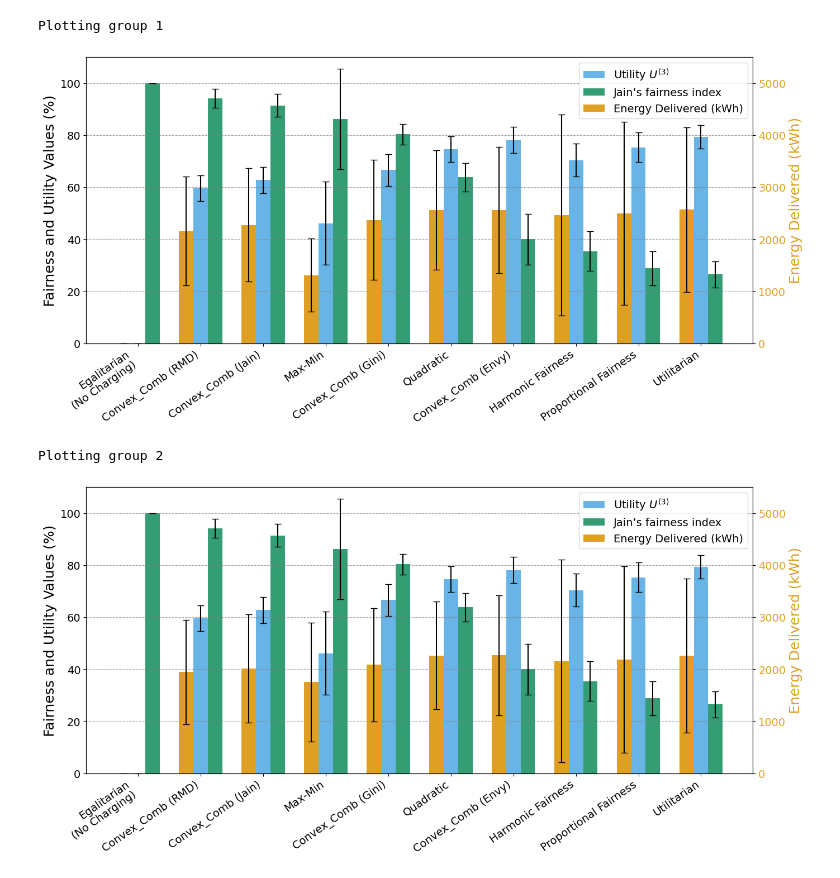
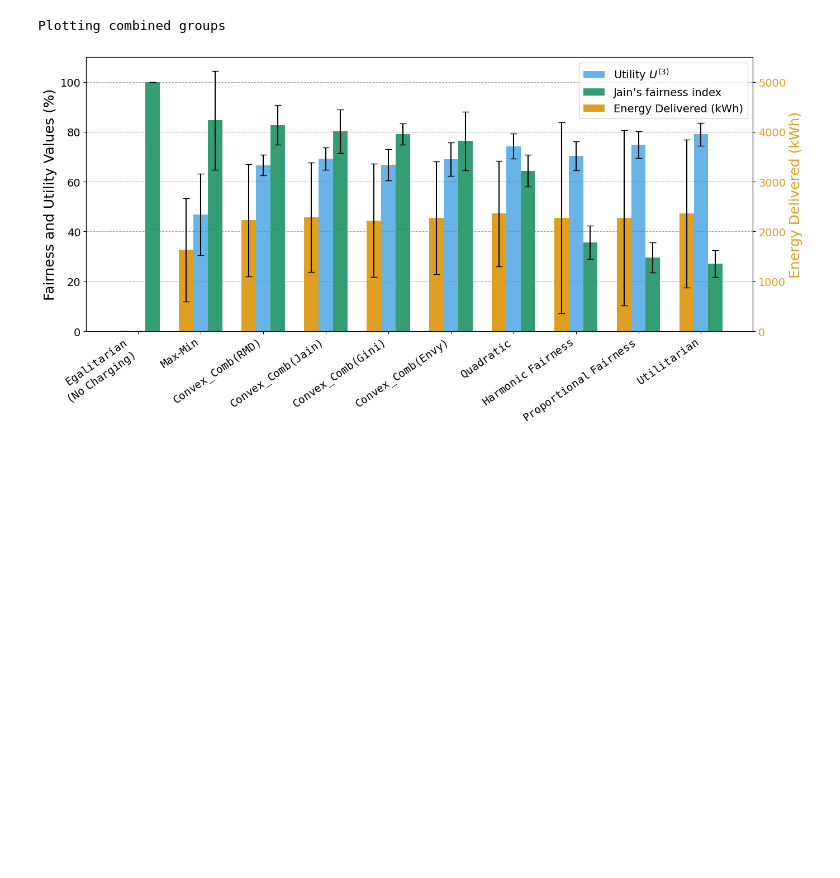
Before and after one commit to RemiG3/evcs_fairness_hybrid_lns, a Jupyter notebook: results/analysis.ipynb, the cells around one changed output. Drawn from its saved outputs; the diff is of its cells as text; code cells hidden in the pictures; blank space fills up the shorter version.

Commit message:
Update results

```diff
--- a/results/analysis.ipynb
+++ b/results/analysis.ipynb
@@ -480,6 +521,14 @@ import numpy as np
 import matplotlib.pyplot as plt
 
 plt.rcParams.update({'font.size': 14})
+
+OBJECTIVE_NAMES = [
+    r'$\mathtt{Utilitarian}$', r'$\mathtt{Quadratic}$',
+    '$\\mathtt{Proportional\\ Fairness}$', '$\\mathtt{Harmonic\\ Fairness}$',
+    '$\\mathtt{Max}$-$\\mathtt{Min}$', r'$\mathtt{Convex\_Comb (RMD)}$',
+    r'$\mathtt{Convex\_Comb (Gini)}$', r'$\mathtt{Convex\_Comb (Jain)}$',
+    r'$\mathtt{Convex\_Comb (Envy)}$', '$\\mathtt{Egalitarian}$\n$\\mathtt{(No\\ Charging)}$'
+]
 
 def plot_energy_utility_fairness_combined(df_soc, df_metrics, map_objective_index_to_name, group_id=None, verbose=True):
     """
@@ -539,7 +588,6 @@ def plot_energy_utility_fairness_combined(df_soc, df_metrics, map_objective_inde
             print("Detected index offset between SOC and metrics files.")
         energy_agg['Objective_Index'] = energy_agg['Objective_Index']
 
-    # ---- METRICS PART (from df_metrics; same logic as your utility/fairness code) ----
     dfm = df_metrics.copy()
     if verbose:
         print(f"Rows before aggregation (metrics): {len(dfm)}")
@@ -563,30 +611,34 @@ def plot_energy_utility_fairness_combined(df_soc, df_metrics, map_objective_inde
     if verbose:
         print(f"Rows after metrics aggregation (unique objectives): {len(agg_results)}")
 
-    # Mapping names (use same convention as the metrics reference)
-    if isinstance(map_objective_index_to_name, dict):
-        agg_results['Objective'] = agg_results['Objective_Index'].map(map_objective_index_to_name.get)
-    else:
-        agg_results['Objective'] = agg_results['Objective_Index'].map(lambda x: map_objective_index_to_name[x])
+    energy_agg['Objective_Index'] = pd.to_numeric(energy_agg['Objective_Index'], errors='coerce').astype('Int64')
+    agg_results['Objective_Index'] = pd.to_numeric(agg_results['Objective_Index'], errors='coerce').astype('Int64')
 
-    metrics_plot = agg_results.copy()
     custom_order = [
-        'Egalitarian\n(No Charging)', 'Convex_Comb (RMD)', 'Convex_Comb (Jain)',
-        'Max-Min', 'Convex_Comb (Gini)', 'Quadratic', 'Convex_Comb (Envy)',
-        'Harmonic Fairness', 'Proportional Fairness', 'Utilitarian'
+        '$\mathtt{Egalitarian}$\n$\mathtt{(No\ Charging)}$', '$\mathtt{Max}$-$\mathtt{Min}$',
+        r'$\mathtt{Convex\_Comb (RMD)}$', r'$\mathtt{Convex\_Comb (Jain)}$',
+        r'$\mathtt{Convex\_Comb (Gini)}$', r'$\mathtt{Convex\_Comb (Envy)}$', r'$\mathtt{Quadratic}$',
+        '$\mathtt{Harmonic\ Fairness}$', '$\mathtt{Proportional\ Fairness}$', r'$\mathtt{Utilitarian}$'
     ]
-    final_order = [name for name in custom_order if name in metrics_plot['Objective'].values]
+    custom_order_idx = [9, 4, 5, 7, 6, 8, 1, 3, 2, 0]
+    objective_label_by_idx = {idx: label for idx, label in zip(custom_order_idx, custom_order)}
+
+    metrics_plot = agg_results[agg_results['Objective_Index'].isin(custom_order_idx)].copy()
+    metrics_plot['Objective'] = metrics_plot['Objective_Index'].map(objective_label_by_idx)
+
+    present_idx = set(metrics_plot['Objective_Index'].dropna().astype(int).tolist())
+    final_idx_order = [idx for idx in custom_order_idx if idx in present_idx]
+    final_order = [objective_label_by_idx[idx] for idx in final_idx_order]
+
     metrics_plot['Objective'] = pd.Categorical(metrics_plot['Objective'], categories=final_order, ordered=True)
     metrics_plot = metrics_plot.sort_values('Objective').reset_index(drop=True)
 
-    # Join energy on Objective_Index, then apply the same ordering
     merged = metrics_plot.merge(energy_agg, on='Objective_Index', how='left')
     merged = merged.sort_values('Objective').reset_index(drop=True)
 
     if verbose:
         print(f"Plotted objectives: {list(merged['Objective'])}")
 
-    # ---- Plot: Energy (left axis), Utility and Fairness (right axis) ----
     fig, ax1 = plt.subplots(figsize=(14, 7))
     ax2 = ax1.twinx()
 
@@ -595,7 +647,6 @@ def plot_energy_utility_fairness_combined(df_soc, df_metrics, map_objective_inde
     x = np.arange(n) * group_spacing
     bar_width = 0.30
 
-    # Energy (left axis, green) with std
     bars_energy = ax2.bar(
         x - bar_width, merged['energy_mean'],
         yerr=merged['energy_std'].fillna(0),
@@ -605,7 +656,6 @@ def plot_energy_utility_fairness_combined(df_soc, df_metrics, map_objective_inde
         capsize=4
     )
 
-    # Utility (right axis, blue) with std
     bars_utility = ax1.bar(
         x,
         merged["Metrics_Utility"],
@@ -616,7 +666,6 @@ def plot_energy_utility_fairness_combined(df_soc, df_metrics, map_objective_inde
         capsize=4
     )
 
-    # Jain's fairness (right axis, orange) with std
     bars_jain = ax1.bar(
         x + bar_width,
         merged["Metrics_Jain's Fairness Index"],
@@ -627,15 +676,13 @@ def plot_energy_utility_fairness_combined(df_soc, df_metrics, map_objective_inde
         capsize=4
     )
 
-    # Axis labels and ticks (preserve labels/scales from references)
     ax2.set_ylabel("Energy Delivered (kWh)", fontsize=18, color='#df9f22')
     ax1.set_ylabel("Fairness and Utility Values (%)", fontsize=18)
     ax2.tick_params(axis='y', labelcolor='#df9f22', labelsize=14)
     ax2.set_ylim(0, 5500)
-    ax1.set_ylim(0, 110)  # percentages like reference
+    ax1.set_ylim(0, 110)
     ax1.tick_params(axis='y', labelsize=14)
 
-    # Align zeros on both y-axes (from energy reference)
     y1_min, y1_max = ax2.get_ylim()
     y2_min, y2_max = ax1.get_ylim()
     ratio1 = abs(y1_min / y1_max) if y1_max != 0 and y1_min < 0 else 0
@@ -645,54 +692,42 @@ def plot_energy_utility_fairness_combined(df_soc, df_metrics, map_objective_inde
         if y1_max > 0: ax1.set_ylim(bottom=-max_ratio * y1_max)
         if y2_max > 0: ax2.set_ylim(bottom=-max_ratio * y2_max)
 
     ax1.set_xticks(x)
     ax1.set_xticklabels(merged["Objective"], rotation=35, ha="right", fontsize=14)
 
-    # Legend (combine both axes)
     handles1, labels1 = ax1.get_legend_handles_labels()
     handles2, labels2 = ax2.get_legend_handles_labels()
     ax1.legend(handles1 + handles2, labels1 + labels2, loc="upper right", fontsize=14)
 
     ax1.grid(axis='y', linestyle='--', color='gray', alpha=0.7, zorder=0)
-    # plt.title("Energy, Utility, and Fairness across Objective Functions", fontsize=18)
     plt.tight_layout()
     if group_id is None:
         plt.savefig("energy_utility_fairness_combined_all_groups.png", dpi=300, bbox_inches='tight')
     else:
         plt.savefig(f"energy_utility_fairness_g{group_id}.png", dpi=300, bbox_inches='tight')
     plt.show()
 
 
-df_soc_comb = pd.read_csv('socs_per_instance_h_lns_mip.csv')
-# IDs of the groups you want to exclude
+df_comb_all = pd.read_csv('output_comb.csv')
+
+if 'group' not in df_comb_all.columns:
+    df_comb_all['group'] = (df_comb_all['Instance_Number'] - 1) // 10 + 1
+if 'Group' not in df_comb_all.columns:
+    df_comb_all['Group'] = df_comb_all['group']
+
 groups_to_exclude = {3, 6}
-# Filter SOC dataframe
-df_soc_filtered = df_soc_comb[~df_soc_comb['group'].isin(groups_to_exclude)].copy()
-# Filter metrics dataframe (if you have one)
-df_metrics_filtered = df_h_lns_mip[~df_h_lns_mip['Group'].isin(groups_to_exclude)].copy()
 
+df_soc_filtered = df_comb_all[~df_comb_all['group'].isin(groups_to_exclude)].copy()
+df_metrics_filtered = df_comb_all[~df_comb_all['Group'].isin(groups_to_exclude)].copy()
 
-for grp in [1, 2, 4, 5]:
-    print(f"Plotting group {grp}")
-    plot_energy_utility_fairness_combined(
-        df_soc=df_soc_filtered,
-        df_metrics=df_metrics_filtered,
-        map_objective_index_to_name=OBJECTIVE_NAMES,
-        group_id=grp,
-        verbose=False
-    )
-
-# Plot all groups
-print("Plotting all groups")
+print("Plotting combined groups")
 plot_energy_utility_fairness_combined(
     df_soc=df_soc_filtered,
     df_metrics=df_metrics_filtered,
     map_objective_index_to_name=OBJECTIVE_NAMES,
     group_id=None,
     verbose=False
 )
 # %% [output]
-Plotting group 1
+Plotting combined groups
-[figure, old version]
+[figure, new version]
-Plotting group 2
-[figure, removed]
```
Also changed, not shown: parts of 11 cells of this notebook, 15 other files.
